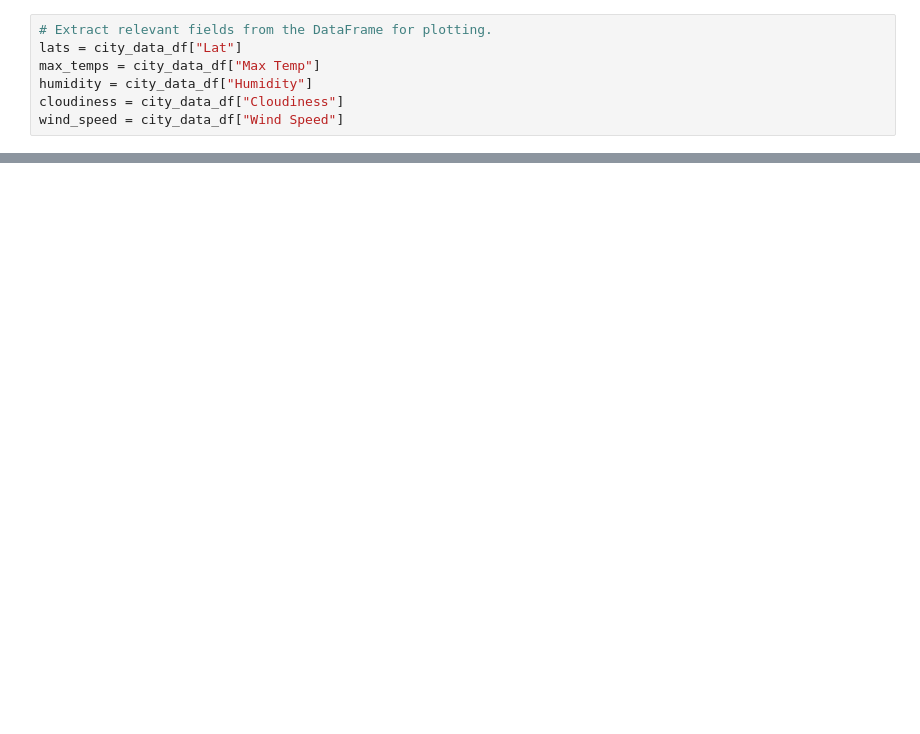
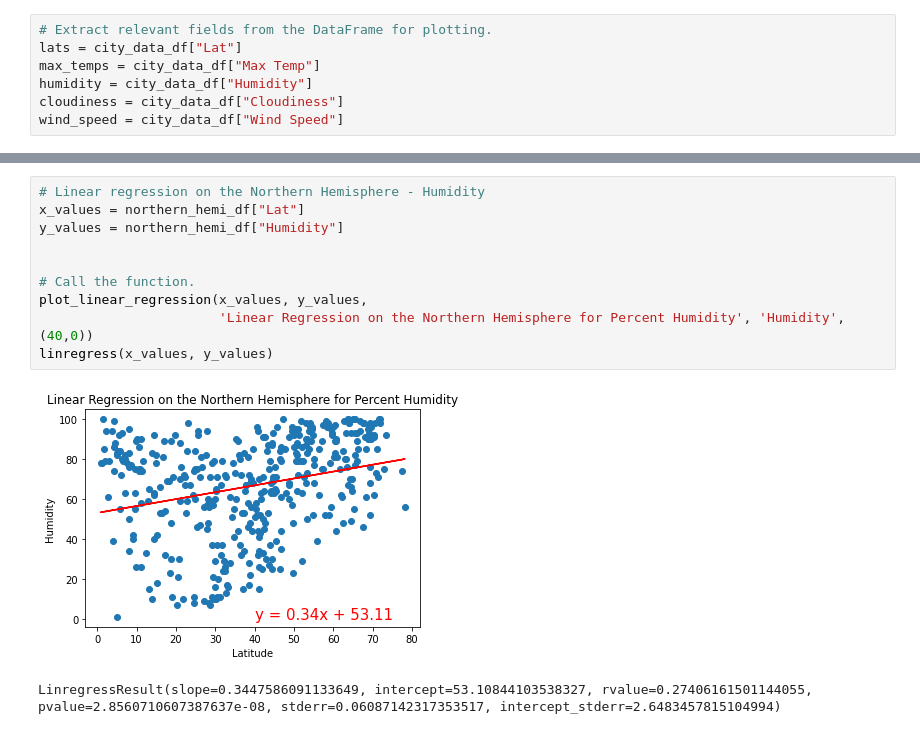
Before and after one commit to sdivakarla/World_Weather_Analysis, a Jupyter notebook: WeatherPy.ipynb, the cells around one changed output, grey strips where cells are left out. Cells and saved outputs as stored; diff of their text form; blank space fills up the shorter version.

```diff
--- a/WeatherPy.ipynb
+++ b/WeatherPy.ipynb
@@ -284,0 +325,13 @@ NameError: name 'plot_linear_regression' is not defined
+# %%
+# Linear regression on the Northern Hemisphere - Humidity
+x_values = northern_hemi_df["Lat"]
+y_values = northern_hemi_df["Humidity"]
+
+
+# Call the function.
+plot_linear_regression(x_values, y_values,
+                       'Linear Regression on the Northern Hemisphere for Percent Humidity', 'Humidity',(40,0))
+linregress(x_values, y_values)
+# %% [output]
+[figure, added]
+LinregressResult(slope=0.3447586091133649, intercept=53.10844103538327, rvalue=0.27406161501144055, pvalue=2.8560710607387637e-08, stderr=0.06087142317353517, intercept_stderr=2.6483457815104994)
```
Also changed, not shown: parts of 21 cells of this notebook.
